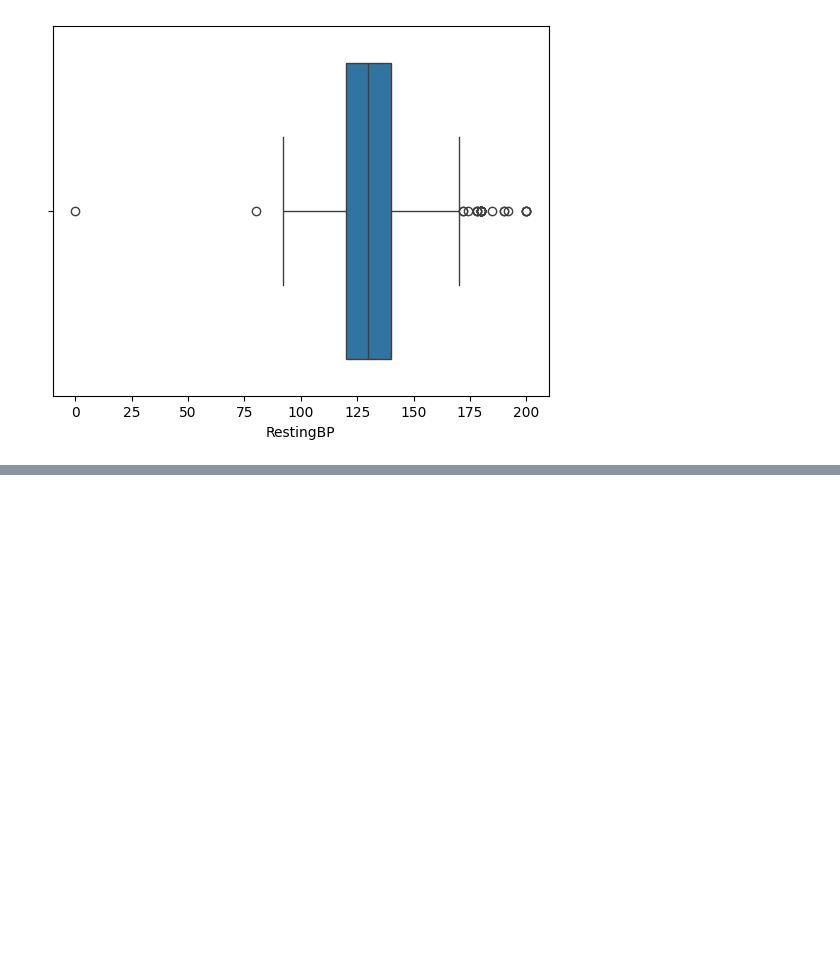
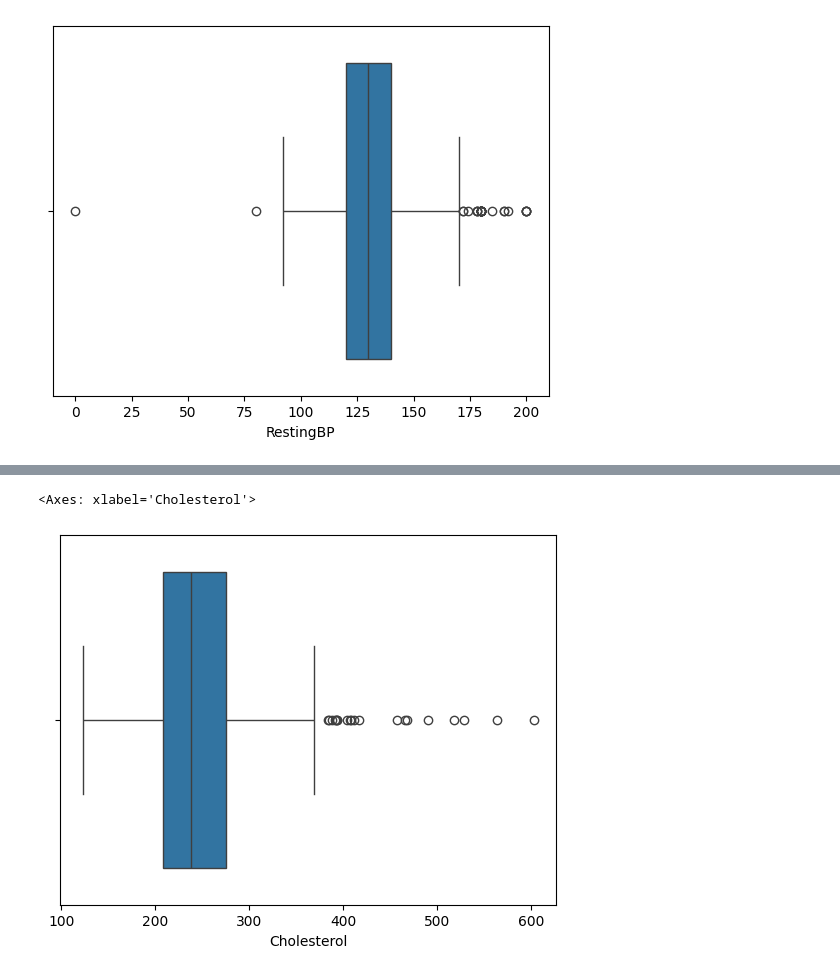
Before and after one commit to ChickenMan-1080/ML-Practice, a Jupyter notebook: ML-Heart/main.ipynb, the cells around one changed output, grey strips where cells are left out. Cells and saved outputs as stored; diff of their text form; code cells hidden in the pictures; blank space fills up the shorter version.

```diff
--- a/ML-Heart/main.ipynb
+++ b/ML-Heart/main.ipynb
@@ -134,0 +166,3 @@ KeyError: "None of [Index([40, 49, 37, 48, 54, 39, 45, 54, 37, 48,\n       ...\n
+# %%
+df_drop_outliers = df_drop_outliers[df_drop_outliers['Cholesterol']  >= 120]
+df_drop_outliers.describe()
@@ -134,0 +179,5 @@ KeyError: "None of [Index([40, 49, 37, 48, 54, 39, 45, 54, 37, 48,\n       ...\n
+# %%
+sns.boxplot(df_drop_outliers,x='Cholesterol')
+# %% [output]
+<Axes: xlabel='Cholesterol'>
+[figure, added]
```
Also changed, not shown: parts of 17 cells of this notebook.
